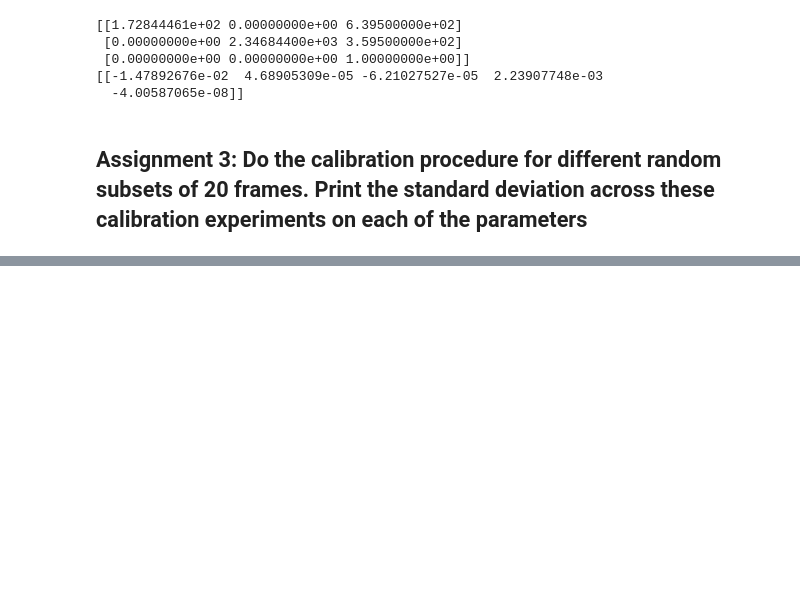
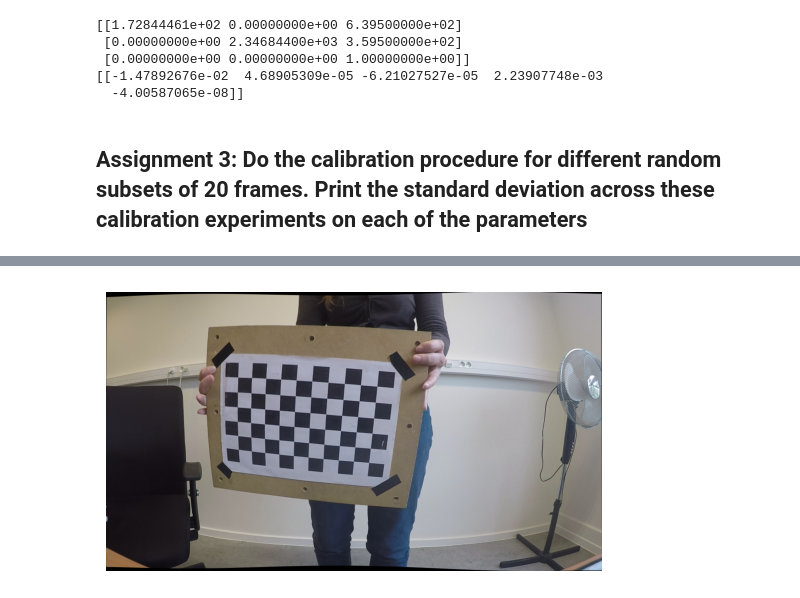
Before and after one commit to LucasVB-TheyCallMeAPoro/ComputerVisie, a Jupyter notebook: Lab1/Lab3_LucasVB.ipynb, the cells around one changed output, grey strips where cells are left out. Saved outputs shown, nothing was run; the diff lists cells and outputs as text; code cells hidden in the pictures; blank space fills up the shorter version.

```diff
--- a/Lab1/Lab3_LucasVB.ipynb
+++ b/Lab1/Lab3_LucasVB.ipynb
@@ -239,0 +244,11 @@ ValueError: setting an array element with a sequence. The requested array has an
+# %%
+print("Standard deviation across calibration experiments:")
+#mtx_list = np.array(mtx_list)
+dist_list = np.array(dist_list)
+#rot_list = np.array(rot_list)
+#trans_list = np.array(trans_list)
+#print("Camera matrix (mtx):", np.std(mtx_list.transpose(),axis=2))
+np.set_printoptions(precision=8, suppress=True)
+print("Distortion coefficients (dist):",  np.std(dist_list.transpose(),axis=2))
+#print("Rotation vectors (rvecs):",  np.std(rot_list.transpose(),axis=2))
+#print("Translation vectors (tvecs):",  np.std(trans_list.transpose(),axis=2))
@@ -239,0 +264,18 @@ ValueError: setting an array element with a sequence. The requested array has an
+# %%
+best_index = np.argmin(error_list)
+best_camera = mtx_list[best_index]
+dist_coef = dist_list[best_index]
+
+distorted_img = cv.imread('./calibration_frames/img_0004.png')
+h,  w = distorted_img.shape[:2]
+newcameramtx, roi = cv.getOptimalNewCameraMatrix(best_camera, dist_coef, (w,h), 1, (w,h))
+
+# undistort
+result = cv.undistort(distorted_img, best_camera, dist_coef, None, newcameramtx)
+
+# crop the image
+x, y, w, h = roi
+dst = result[y:y+h, x:x+w]
+plot_with_matlib(result)
+# %% [output]
+[figure, added]
```
Also changed, not shown: parts of 12 cells of this notebook.
